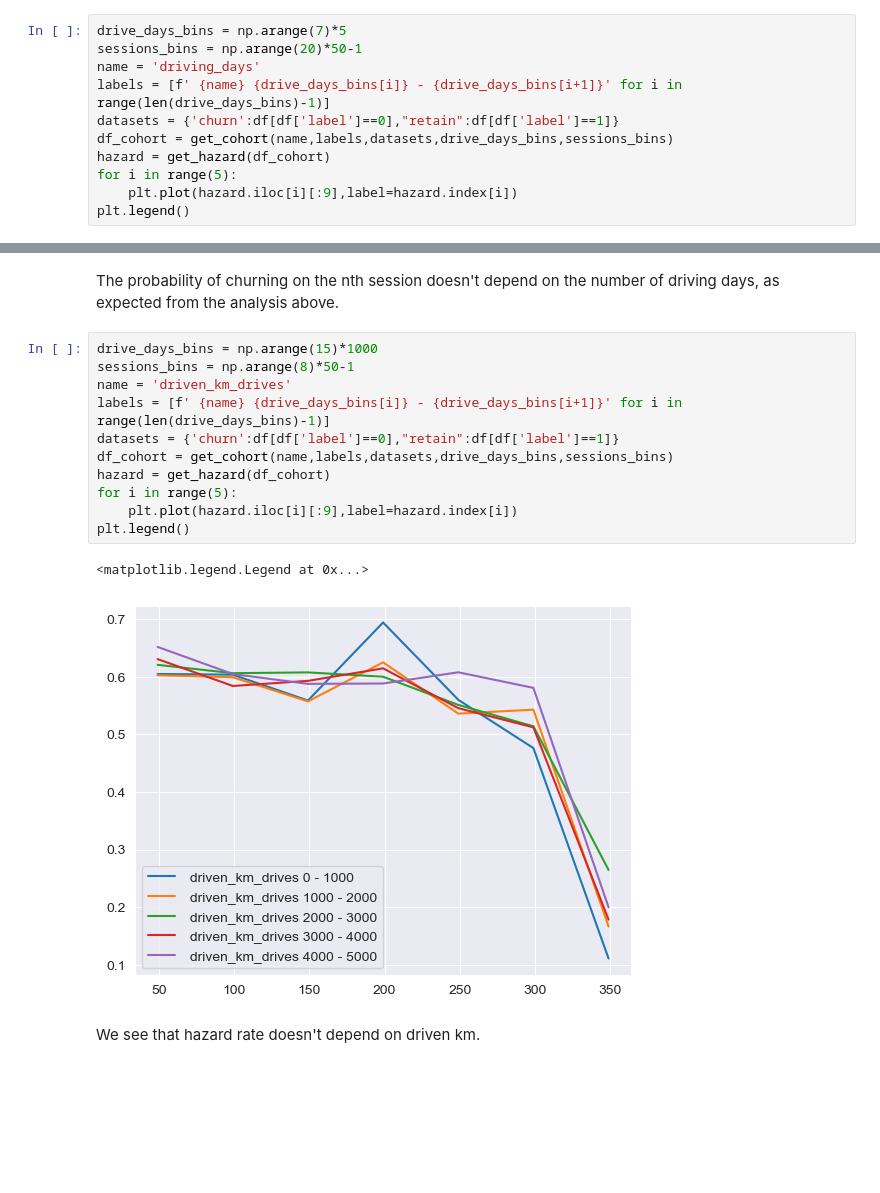
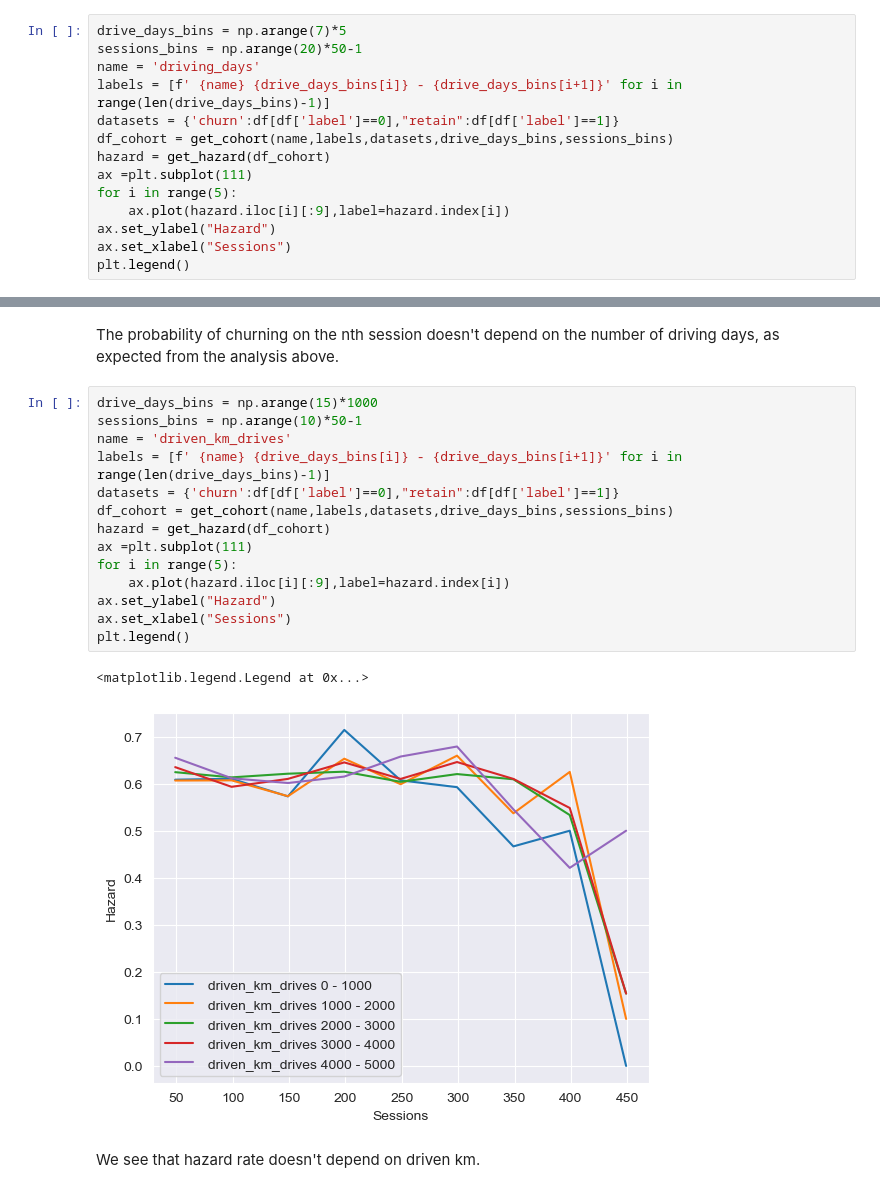
Before and after one commit to point-de-vyu/data-analytics-projects, a Jupyter notebook: Waze_predicting_user_churn/1. Exploratory_data_analysis.ipynb, the cells around one changed output, grey strips where cells are left out. Cells and saved outputs as stored; diff of their text form; blank space fills up the shorter version.

Commit message:
small_plot_renaming

```diff
--- a/Waze_predicting_user_churn/1. Exploratory_data_analysis.ipynb
+++ b/Waze_predicting_user_churn/1. Exploratory_data_analysis.ipynb
@@ -689,8 +689,11 @@ labels = [f' {name} {drive_days_bins[i]} - {drive_days_bins[i+1]}' for i in rang
 datasets = {'churn':df[df['label']==0],"retain":df[df['label']==1]}
 df_cohort = get_cohort(name,labels,datasets,drive_days_bins,sessions_bins)
 hazard = get_hazard(df_cohort)
+ax =plt.subplot(111)
 for i in range(5):
-    plt.plot(hazard.iloc[i][:9],label=hazard.index[i])
+    ax.plot(hazard.iloc[i][:9],label=hazard.index[i])
+ax.set_ylabel("Hazard")
+ax.set_xlabel("Sessions")
 plt.legend()
 # %% [output]
 <matplotlib.legend.Legend at 0x...>
@@ -713,18 +716,21 @@ cohort_table.divide(cohort_table.to_numpy()[:,0], axis=0)
 The probability of churning on the nth session doesn't depend on the number of driving days, as expected from the analysis above.
 # %%
 drive_days_bins = np.arange(15)*1000
-sessions_bins = np.arange(8)*50-1
+sessions_bins = np.arange(10)*50-1
 name = 'driven_km_drives'
 labels = [f' {name} {drive_days_bins[i]} - {drive_days_bins[i+1]}' for i in range(len(drive_days_bins)-1)]
 datasets = {'churn':df[df['label']==0],"retain":df[df['label']==1]}
 df_cohort = get_cohort(name,labels,datasets,drive_days_bins,sessions_bins)
 hazard = get_hazard(df_cohort)
+ax =plt.subplot(111)
 for i in range(5):
-    plt.plot(hazard.iloc[i][:9],label=hazard.index[i])
+    ax.plot(hazard.iloc[i][:9],label=hazard.index[i])
+ax.set_ylabel("Hazard")
+ax.set_xlabel("Sessions")
 plt.legend()
 # %% [output]
 <matplotlib.legend.Legend at 0x...>
-[figure, old version]
+[figure, new version]
 # %% [markdown]
 We see that hazard rate doesn't depend on driven km.
 # %%
```
Also changed, not shown: parts of 1 cell of this notebook.
